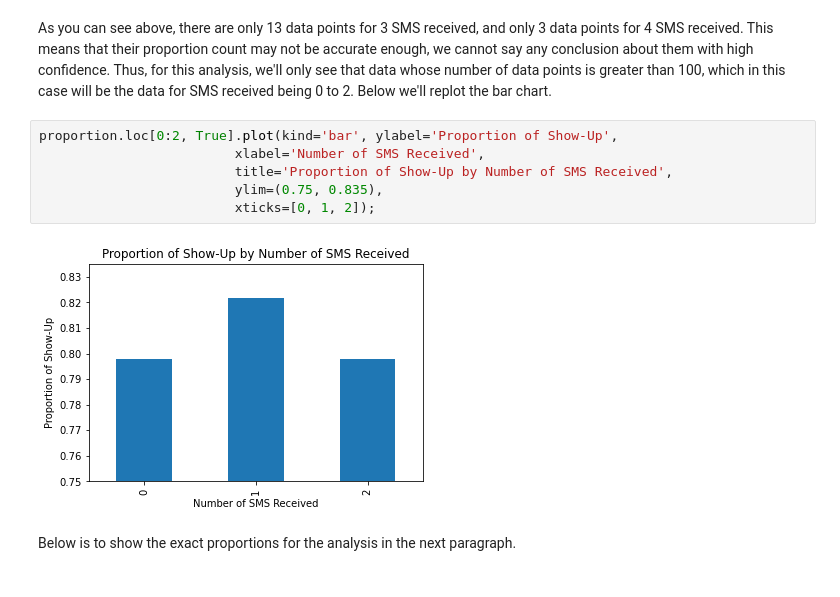
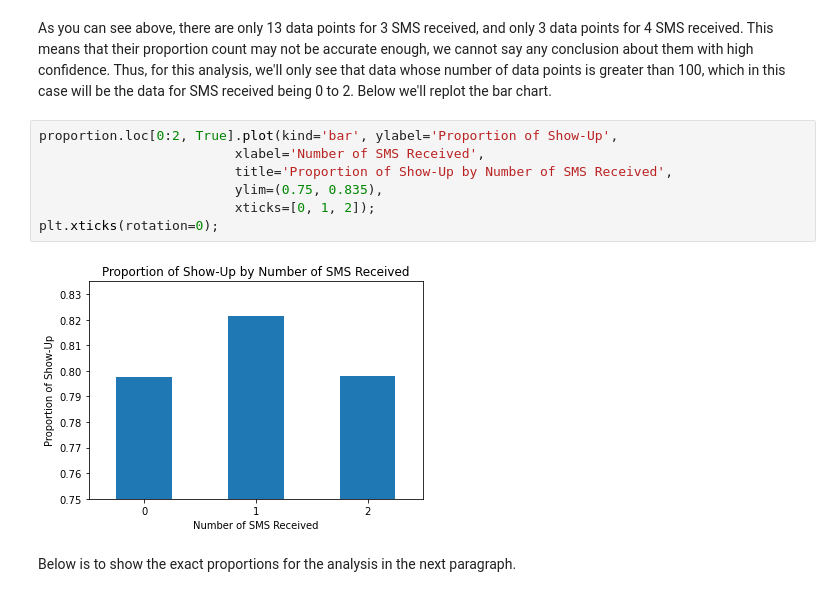
Before and after one commit to fletchersarip93/medical-appointment-no-show-data-analysis, a Jupyter notebook: Investigation_of_No_Show_Appointments_Data.ipynb, the cells around one changed output. Cells and saved outputs as stored; diff of their text form.

```diff
--- a/Investigation_of_No_Show_Appointments_Data.ipynb
+++ b/Investigation_of_No_Show_Appointments_Data.ipynb
@@ -671,11 +669,12 @@ As you can see above, there are only 13 data points for 3 SMS received, and only
 # %%
 proportion.loc[0:2, True].plot(kind='bar', ylabel='Proportion of Show-Up',
                          xlabel='Number of SMS Received',
                          title='Proportion of Show-Up by Number of SMS Received',
                          ylim=(0.75, 0.835),
                          xticks=[0, 1, 2]);
+plt.xticks(rotation=0);
 # %% [output]
-[figure, old version]
+[figure, new version]
 # %% [markdown]
 Below is to show the exact proportions for the analysis in the next paragraph.
 # %%
```
Also changed, not shown: parts of 11 cells of this notebook.
